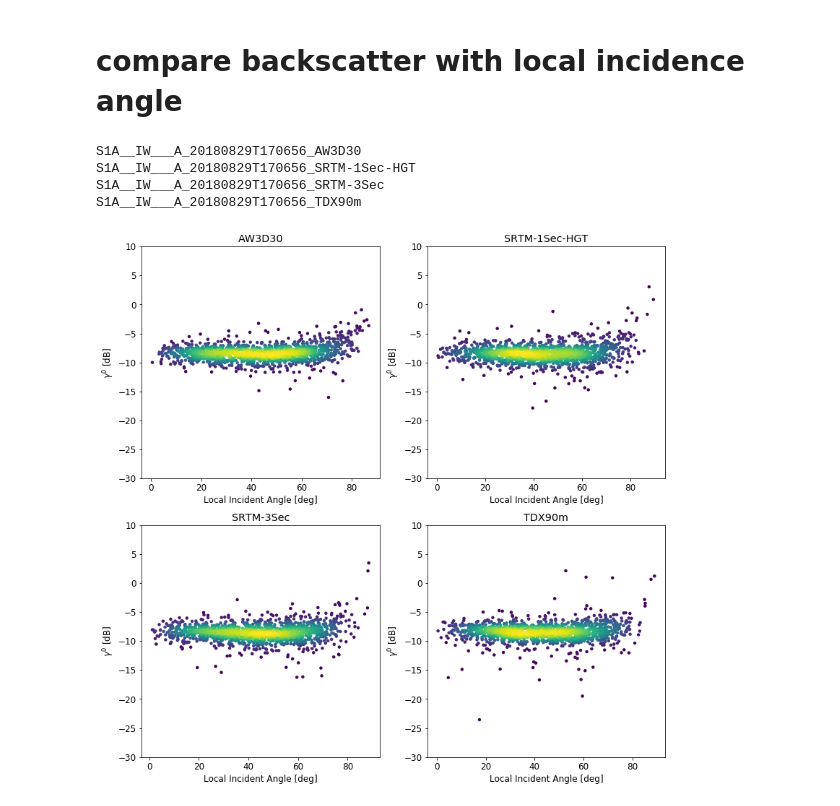
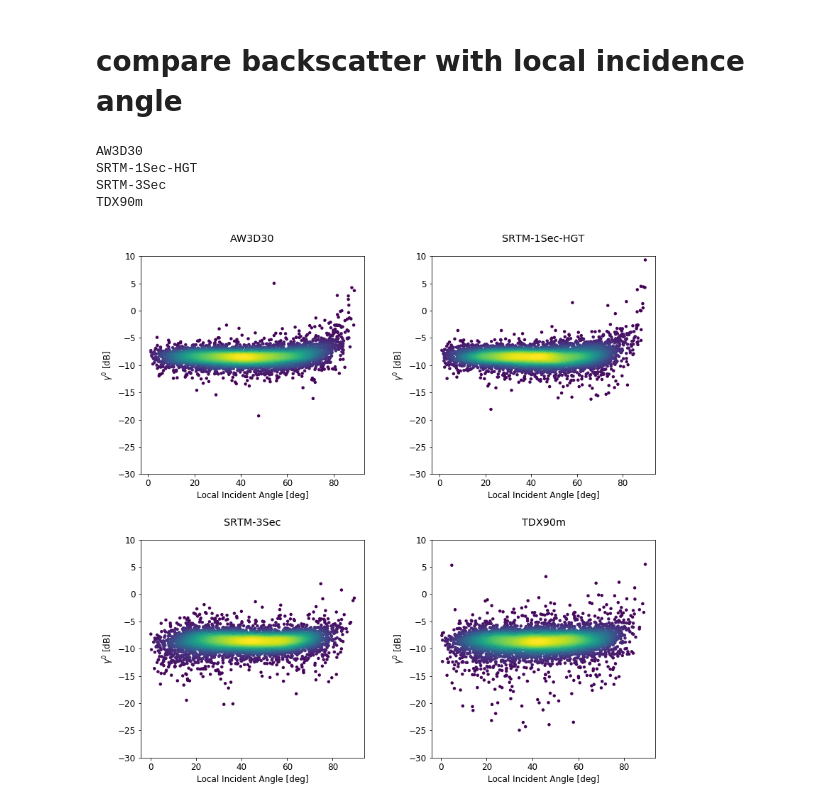
Before and after one commit to johntruckenbrodt/S1_ARD, a Jupyter notebook: data_prepare.ipynb, the cells around one changed output. Cells and saved outputs as stored; diff of their text form; code cells hidden in the pictures.

```diff
--- a/data_prepare.ipynb
+++ b/data_prepare.ipynb
@@ -143,7 +143,7 @@ documentation:
 # %%
 from pyroSAR.gamma.srtm import dem_autocreate
 
-demfiles = {}
+demfiles_gamma = {}
 for demType in ['AW3D30', 'SRTM 1Sec HGT', 'SRTM 3Sec', 'TDX90m']:
     dem_id = demType.replace(' ', '-')
     dem_base = '{}_dem_gamma_{}'.format(id.outname_base(), dem_id)
@@ -159,7 +159,7 @@ for demType in ['AW3D30', 'SRTM 1Sec HGT', 'SRTM 3Sec', 'TDX90m']:
                        buffer=0.01,
                        username='username',
                        password='password')
-    demfiles[dem_id] = dem
+    demfiles_gamma[dem_id] = dem
     print('-' * 10)
 # %% [output]
 AW3D30
@@ -188,8 +188,9 @@ from pyroSAR import gamma
 # parallelize the Gamma commands
 os.environ['OMP_NUM_THREADS'] = '6'
 
-for dem_id, dem_file in demfiles.items():
+for dem_id, dem_file in demfiles_gamma.items():
     scenedir = os.path.join(maindir, 'GAMMA', '{}_{}'.format(id.outname_base(), dem_id))
+    print(scenedir)
     gamma.geocode(scene=id,
                   dem=dem_file,
                   tempdir=os.path.join(scenedir, 'process'),
@@ -213,7 +218,7 @@ documentation:
 from pyroSAR.auxdata import dem_autoload
 from spatialist import gdalwarp
 
-demfiles = {}
+demfiles_snap = {}
 for demType in ['AW3D30', 'SRTM 1Sec HGT', 'SRTM 3Sec', 'TDX90m']:
     dem_id = demType.replace(' ', '-')
     dem_base = '{}_dem_snap_{}'.format(id.outname_base(), dem_id)
@@ -237,5 +242,5 @@ for demType in ['AW3D30', 'SRTM 1Sec HGT', 'SRTM 3Sec', 'TDX90m']:
             gdalwarp(vrt, dem, options={'format': 'GTiff'})
     else:
         print('outfile already exists')
-    demfiles[dem_id] = dem
+    demfiles_snap[dem_id] = dem
     print('-' * 10)
@@ -253,7 +271,7 @@ export PATH=$PATH:/path/to/snap/bin
 # %%
 from pyroSAR import snap
 
-for dem_id, dem_file in demfiles.items():
+for dem_id, dem_file in demfiles_snap.items():
     scenedir = os.path.join(maindir, 'SNAP', '{}_{}'.format(id.outname_base(), dem_id))
     correct_egm = False if dem_id == 'TDX90m' else True
     print(scenedir)
@@ -307,49 +352,50 @@ import matplotlib
 
 % matplotlib inline
 matplotlib.rcParams['figure.figsize'] = (13, 13)
-matplotlib.rcParams.update({'font.size': 12})
+matplotlib.rcParams['font.size'] = 12
+plt.subplots_adjust(wspace=0.3, hspace=0.3)
 
 i = 1
-for dem_id in demfiles.keys():
+for dem_id in demfiles_gamma.keys():
+    print(dem_id)
     scenedir = os.path.join(maindir, 'GAMMA', '{}_{}'.format(id.outname_base(), dem_id))
-    print(os.path.basename(scenedir))
     sar = os.path.join(scenedir, '{}_VV_grd_mli_norm_geo_db.tif'.format(id.outname_base()))
     inc = os.path.join(scenedir, '{}_inc_geo.tif'.format(id.outname_base()))
     clc = os.path.join(scenedir, '{}_clc2018_V2018.20b2.tif'.format(id.outname_base()))
 
     with Raster(clc) as ras:
         clc_mat = ras.matrix()
 
     # 311: Broad-leaved forest
     # 312: Coniferous forest
     # 313: Mixed forest
     clc_mask = (clc_mat==311) | (clc_mat==312) | (clc_mat==313)
 
     with Raster(sar) as ras:
         sar_mat = ras.matrix()
 
     with Raster(inc) as ras:
         inc_mat = ras.matrix()
     plt.subplot(2, 2, i)
 
     # alternatively plot the masked backscatter
 #     sar_mat[sar_mat == -99] = np.nan
 #     sar_mat[~clc_mask] = np.nan
 #     plt.imshow(sar_mat)
 
     sar_vs_inc(sar_mat, inc_mat, nsamples=5000, title=dem_id,
                xlabel='Local Incident Angle [deg]',
                ylabel=r'$\gamma^0$ [dB]',
                ymin=-30, ymax=10,
                mask=clc_mask)
     i += 1
 plt.show()
 # %% [output]
-S1A__IW___A_20180829T170656_AW3D30
-S1A__IW___A_20180829T170656_SRTM-1Sec-HGT
-S1A__IW___A_20180829T170656_SRTM-3Sec
-S1A__IW___A_20180829T170656_TDX90m
+AW3D30
+SRTM-1Sec-HGT
+SRTM-3Sec
+TDX90m
-[figure, old version]
+[figure, new version]
 # %% [markdown]
 <a id='todo'></a>
 # TODO
```
Also changed, not shown: parts of 5 cells of this notebook.
